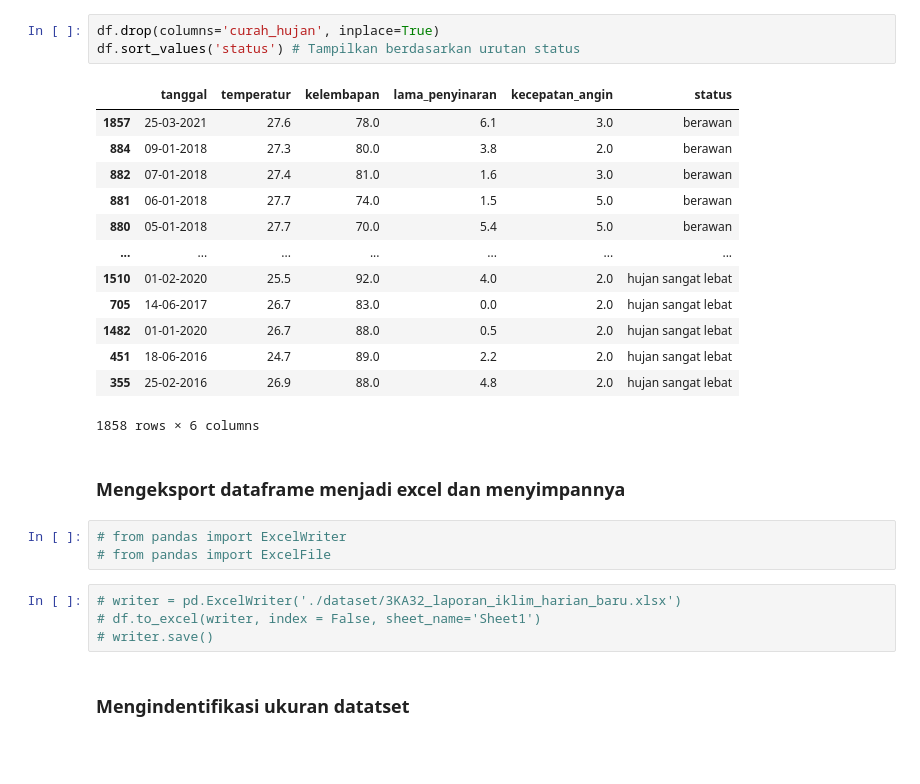
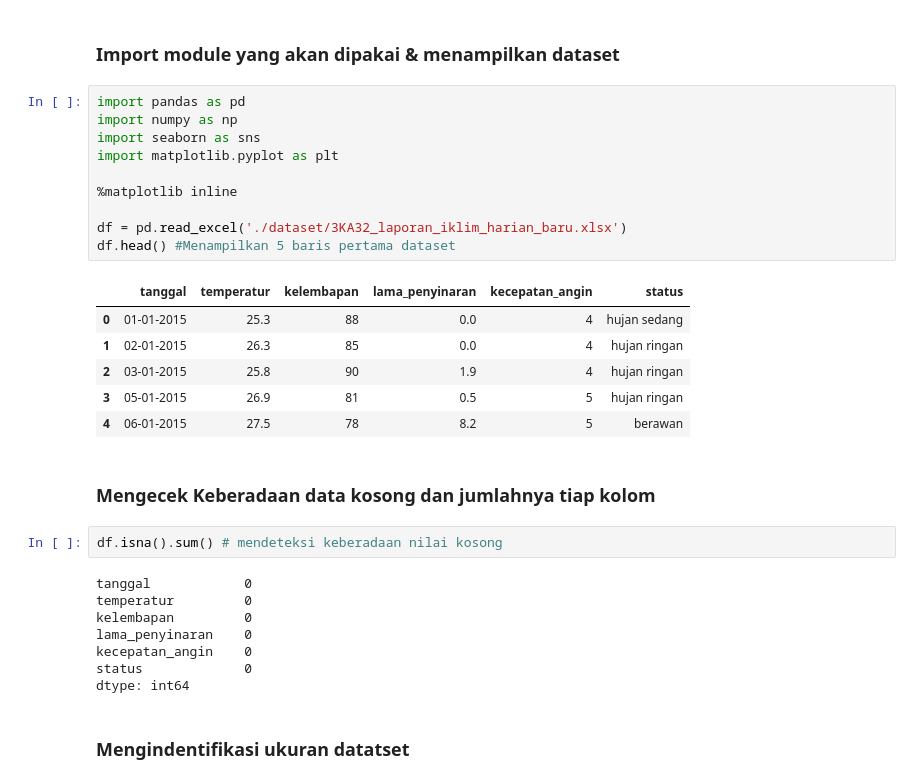
Before and after one commit to andriadam/kdm, a Jupyter notebook: kdm.ipynb, the cells around one changed output. Cells and saved outputs as stored; diff of their text form; blank space fills up the shorter version.

```diff
--- a/kdm.ipynb
+++ b/kdm.ipynb
@@ -143,29 +1,34 @@ Karena kolom status sudah mewakilkan kolom curah_hujan, maka kolom curah_hujan t
-# %%
-df.drop(columns='curah_hujan', inplace=True)
-df.sort_values('status') # Tampilkan berdasarkan urutan status
-# %% [output]
-|  | tanggal | temperatur | kelembapan | lama_penyinaran | kecepatan_angin | status |
-| 1857 | 25-03-2021 | 27.6 | 78.0 | 6.1 | 3.0 | berawan |
-| 884 | 09-01-2018 | 27.3 | 80.0 | 3.8 | 2.0 | berawan |
-| 882 | 07-01-2018 | 27.4 | 81.0 | 1.6 | 3.0 | berawan |
-| 881 | 06-01-2018 | 27.7 | 74.0 | 1.5 | 5.0 | berawan |
-| 880 | 05-01-2018 | 27.7 | 70.0 | 5.4 | 5.0 | berawan |
-| ... | ... | ... | ... | ... | ... | ... |
-| 1510 | 01-02-2020 | 25.5 | 92.0 | 4.0 | 2.0 | hujan sangat lebat |
-| 705 | 14-06-2017 | 26.7 | 83.0 | 0.0 | 2.0 | hujan sangat lebat |
-| 1482 | 01-01-2020 | 26.7 | 88.0 | 0.5 | 2.0 | hujan sangat lebat |
-| 451 | 18-06-2016 | 24.7 | 89.0 | 2.2 | 2.0 | hujan sangat lebat |
-| 355 | 25-02-2016 | 26.9 | 88.0 | 4.8 | 2.0 | hujan sangat lebat |
-1858 rows × 6 columns
-# %% [markdown]
-### Mengeksport dataframe menjadi excel dan menyimpannya
-# %%
-# from pandas import ExcelWriter
-# from pandas import ExcelFile
-# %%
-# writer = pd.ExcelWriter('./dataset/3KA32_laporan_iklim_harian_baru.xlsx')
-# df.to_excel(writer, index = False, sheet_name='Sheet1')
-# writer.save()
+# %% [markdown]
+### Import module yang akan dipakai & menampilkan dataset
+# %%
+import pandas as pd
+import numpy as np
+import seaborn as sns
+import matplotlib.pyplot as plt
+
+%matplotlib inline
+
+df = pd.read_excel('./dataset/3KA32_laporan_iklim_harian_baru.xlsx')
+df.head() #Menampilkan 5 baris pertama dataset
+# %% [output]
+|  | tanggal | temperatur | kelembapan | lama_penyinaran | kecepatan_angin | status |
+| 0 | 01-01-2015 | 25.3 | 88 | 0.0 | 4 | hujan sedang |
+| 1 | 02-01-2015 | 26.3 | 85 | 0.0 | 4 | hujan ringan |
+| 2 | 03-01-2015 | 25.8 | 90 | 1.9 | 4 | hujan ringan |
+| 3 | 05-01-2015 | 26.9 | 81 | 0.5 | 5 | hujan ringan |
+| 4 | 06-01-2015 | 27.5 | 78 | 8.2 | 5 | berawan |
+# %% [markdown]
+### Mengecek Keberadaan data kosong dan jumlahnya tiap kolom
+# %%
+df.isna().sum() # mendeteksi keberadaan nilai kosong
+# %% [output]
+tanggal            0
+temperatur         0
+kelembapan         0
+lama_penyinaran    0
+kecepatan_angin    0
+status             0
+dtype: int64
 # %% [markdown]
 ### Mengindentifikasi ukuran datatset
 # %%
```
Also changed, not shown: parts of 75 cells of this notebook, 2 other files.
